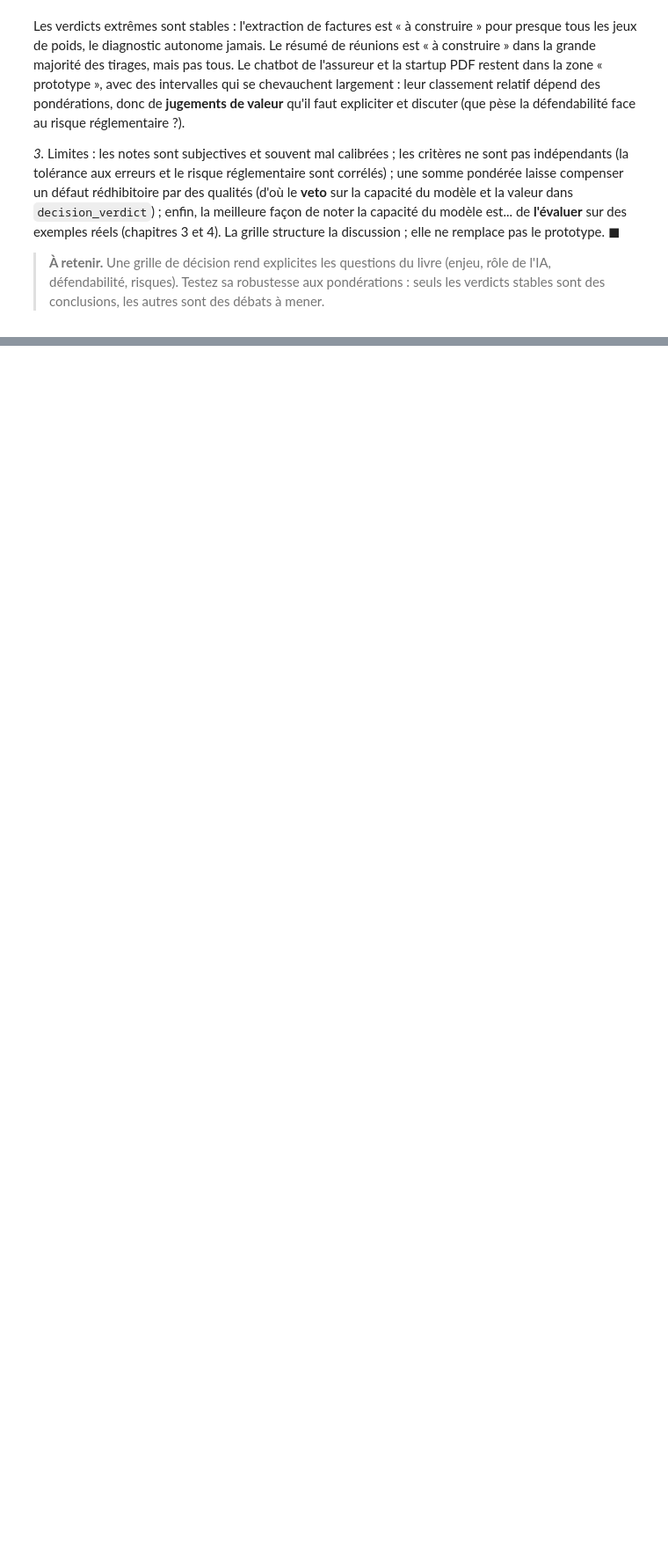
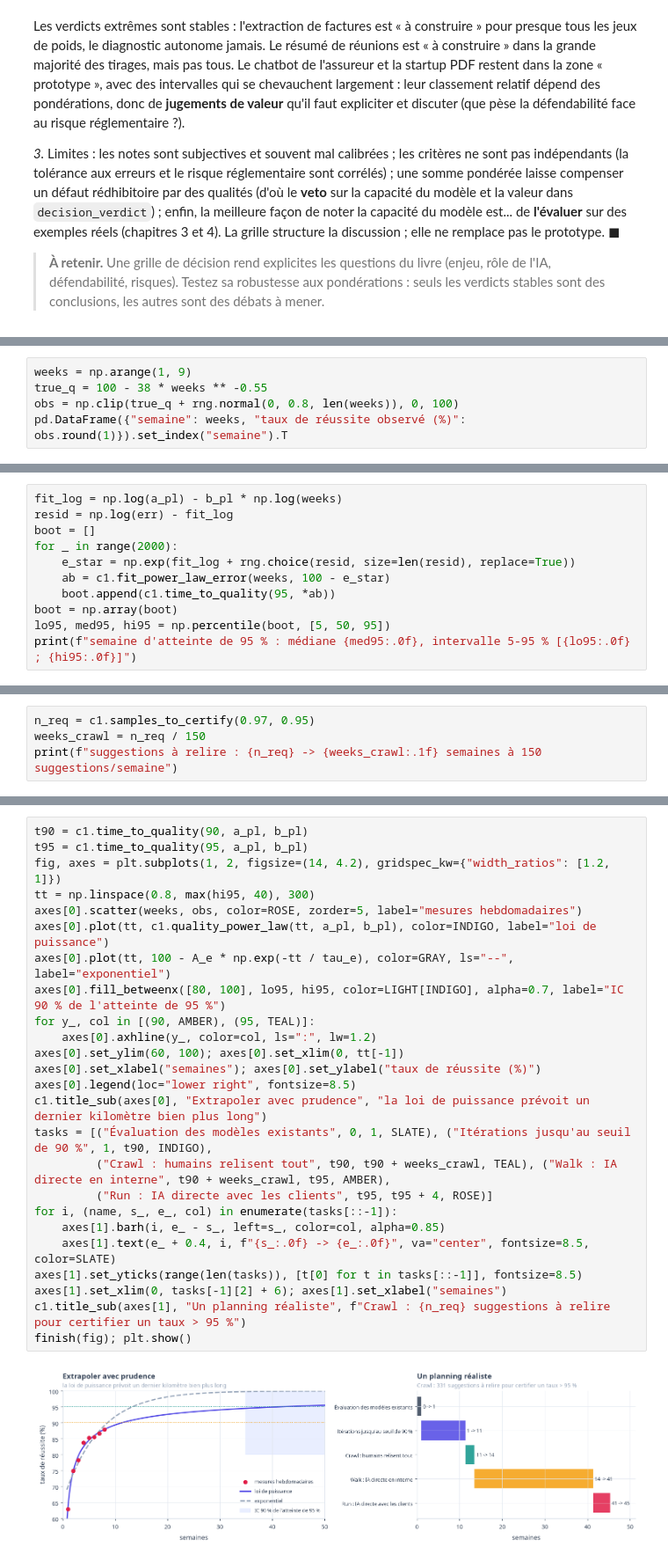
Before and after one commit to gwils28/AI_Engineering__ByTheBook, a Jupyter notebook: notebooks/ch01_introduction_ai_engineering/ch01_exercices_06-10.ipynb, the cells around one changed output, grey strips where cells are left out. Shown at 88% size. Cells and saved outputs as stored; diff of their text form; blank space fills up the shorter version.

```diff
--- a/notebooks/ch01_introduction_ai_engineering/ch01_exercices_06-10.ipynb
+++ b/notebooks/ch01_introduction_ai_engineering/ch01_exercices_06-10.ipynb
@@ -340,0 +361,5 @@ $\blacksquare$
+# %%
+weeks = np.arange(1, 9)
+true_q = 100 - 38 * weeks ** -0.55
+obs = np.clip(true_q + rng.normal(0, 0.8, len(weeks)), 0, 100)
+pd.DataFrame({"semaine": weeks, "taux de réussite observé (%)": obs.round(1)}).set_index("semaine").T
@@ -340,0 +403,11 @@ $\blacksquare$
+# %%
+fit_log = np.log(a_pl) - b_pl * np.log(weeks)
+resid = np.log(err) - fit_log
+boot = []
+for _ in range(2000):
+    e_star = np.exp(fit_log + rng.choice(resid, size=len(resid), replace=True))
+    ab = c1.fit_power_law_error(weeks, 100 - e_star)
+    boot.append(c1.time_to_quality(95, *ab))
+boot = np.array(boot)
+lo95, med95, hi95 = np.percentile(boot, [5, 50, 95])
+print(f"semaine d'atteinte de 95 % : médiane {med95:.0f}, intervalle 5-95 % [{lo95:.0f} ; {hi95:.0f}]")
@@ -340,0 +422,4 @@ $\blacksquare$
+# %%
+n_req = c1.samples_to_certify(0.97, 0.95)
+weeks_crawl = n_req / 150
+print(f"suggestions à relire : {n_req} -> {weeks_crawl:.1f} semaines à 150 suggestions/semaine")
@@ -340,0 +428,27 @@ $\blacksquare$
+# %%
+t90 = c1.time_to_quality(90, a_pl, b_pl)
+t95 = c1.time_to_quality(95, a_pl, b_pl)
+fig, axes = plt.subplots(1, 2, figsize=(14, 4.2), gridspec_kw={"width_ratios": [1.2, 1]})
+tt = np.linspace(0.8, max(hi95, 40), 300)
+axes[0].scatter(weeks, obs, color=ROSE, zorder=5, label="mesures hebdomadaires")
+axes[0].plot(tt, c1.quality_power_law(tt, a_pl, b_pl), color=INDIGO, label="loi de puissance")
+axes[0].plot(tt, 100 - A_e * np.exp(-tt / tau_e), color=GRAY, ls="--", label="exponentiel")
+axes[0].fill_betweenx([80, 100], lo95, hi95, color=LIGHT[INDIGO], alpha=0.7, label="IC 90 % de l'atteinte de 95 %")
+for y_, col in [(90, AMBER), (95, TEAL)]:
+    axes[0].axhline(y_, color=col, ls=":", lw=1.2)
+axes[0].set_ylim(60, 100); axes[0].set_xlim(0, tt[-1])
+axes[0].set_xlabel("semaines"); axes[0].set_ylabel("taux de réussite (%)")
+axes[0].legend(loc="lower right", fontsize=8.5)
+c1.title_sub(axes[0], "Extrapoler avec prudence", "la loi de puissance prévoit un dernier kilomètre bien plus long")
+tasks = [("Évaluation des modèles existants", 0, 1, SLATE), ("Itérations jusqu'au seuil de 90 %", 1, t90, INDIGO),
+         ("Crawl : humains relisent tout", t90, t90 + weeks_crawl, TEAL), ("Walk : IA directe en interne", t90 + weeks_crawl, t95, AMBER),
+         ("Run : IA directe avec les clients", t95, t95 + 4, ROSE)]
+for i, (name, s_, e_, col) in enumerate(tasks[::-1]):
+    axes[1].barh(i, e_ - s_, left=s_, color=col, alpha=0.85)
+    axes[1].text(e_ + 0.4, i, f"{s_:.0f} -> {e_:.0f}", va="center", fontsize=8.5, color=SLATE)
+axes[1].set_yticks(range(len(tasks)), [t[0] for t in tasks[::-1]], fontsize=8.5)
+axes[1].set_xlim(0, tasks[-1][2] + 6); axes[1].set_xlabel("semaines")
+c1.title_sub(axes[1], "Un planning réaliste", f"Crawl : {n_req} suggestions à relire pour certifier un taux > 95 %")
+finish(fig); plt.show()
+# %% [output]
+[figure, added]
```
Also changed, not shown: parts of 17 cells of this notebook.
